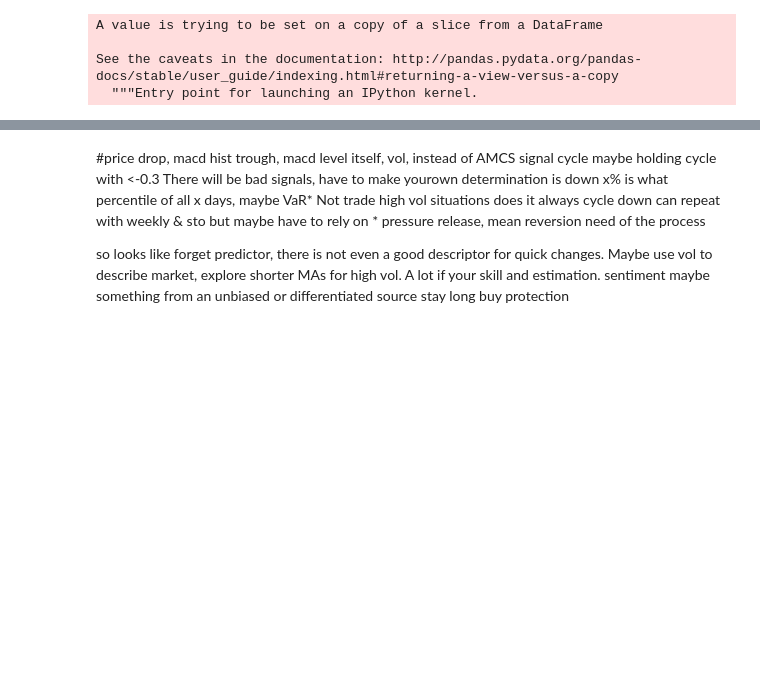
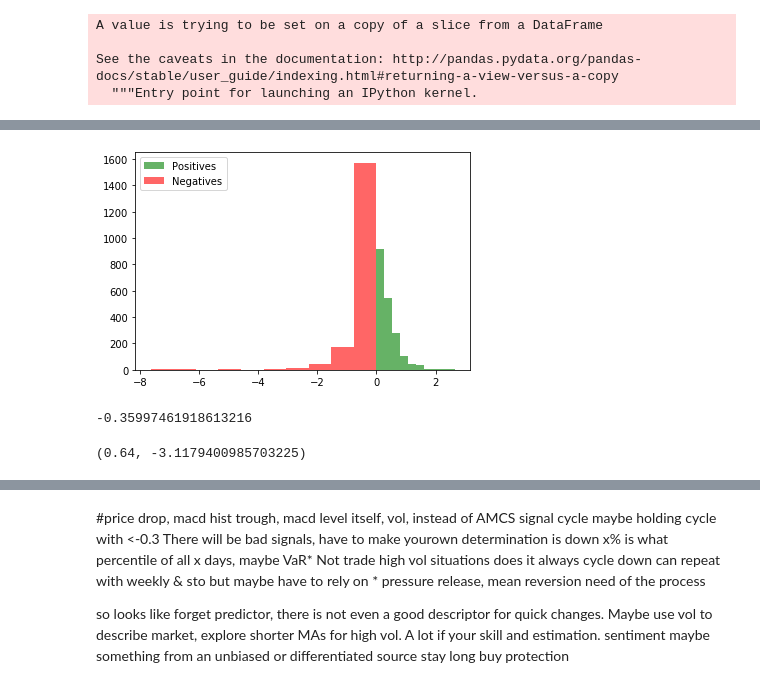
Before and after one commit to rittik97/Studies-on-SPYs, a Jupyter notebook: Intro.ipynb, the cells around one changed output, grey strips where cells are left out. Drawn from its saved outputs; the diff is of its cells as text; code cells hidden in the pictures; blank space fills up the shorter version.

```diff
--- a/Intro.ipynb
+++ b/Intro.ipynb
@@ -296,2 +328,5 @@ Returns (%) : -40.0
 SPY returns (%) : 3775    185.0
 Name: adj_close, dtype: float64
+# %%
+macd_pos=spy.macd[spy.macd>=0]
+macd_pos.describe()
@@ -297,0 +343,3 @@ Name: adj_close, dtype: float64
+# %%
+macd_neg=spy.macd[spy.macd<=0]
+macd_neg.describe()
@@ -298,3 +356,17 @@ Name: adj_close, dtype: float64
+# %%
+plt.hist(macd_pos, bins=10, alpha=0.6, color='g' ,label='Positives')
+plt.hist(macd_neg, bins=10, alpha=0.6, color='r' ,label='Negatives')
+plt.legend(loc='upper left');
+# %% [output]
+[figure, added]
+# %%
+get_percentile(spy.macd,t='val',val=20)
+# %% [output]
+-0.35997461918613216
+# %%
+get_percentile(spy.macd)
+# %% [output]
+(0.64, -3.1179400985703225)
 # %%
 spy['std']=spy.Close.rolling(22).apply(np.std, raw=False)
 # %%
```
Also changed, not shown: parts of 16 cells of this notebook.
